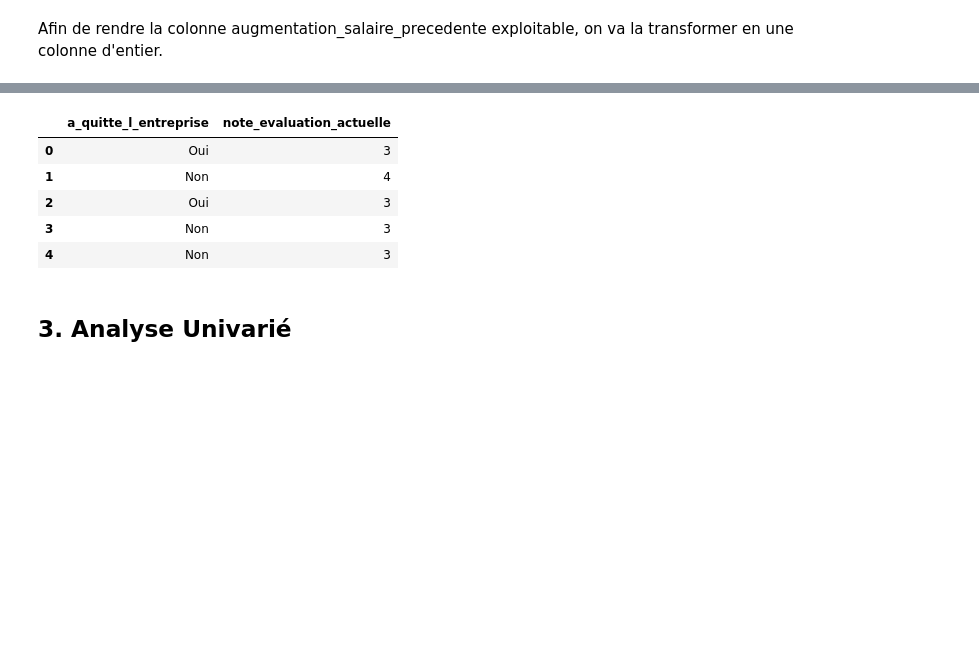
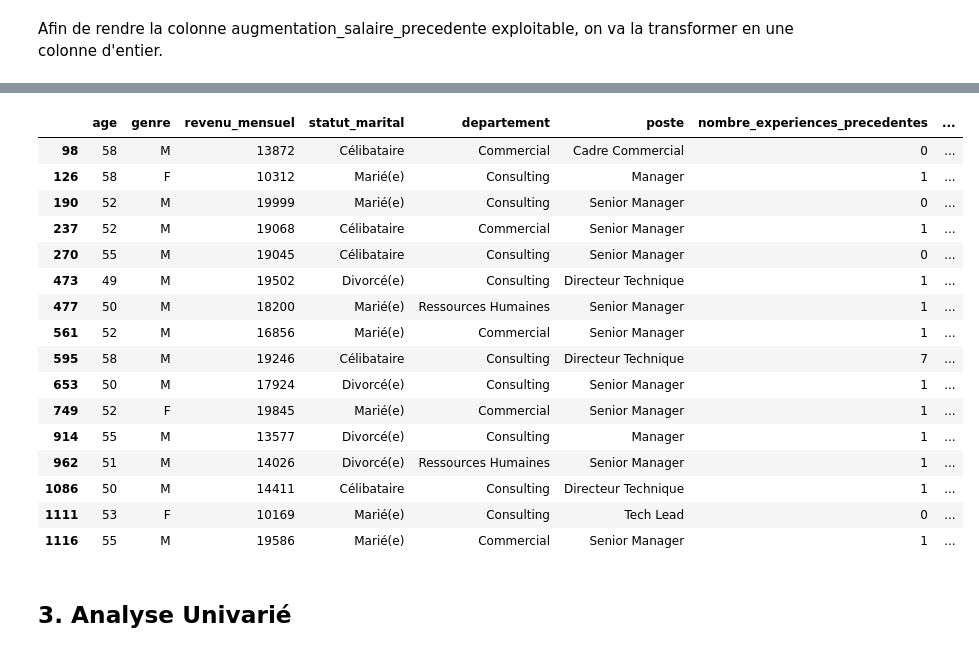
Before and after one commit to alxvnt/Projet4_AI, a Jupyter notebook: notebooks/Analyse_exploratoire.ipynb, the cells around one changed output, grey strips where cells are left out. Saved outputs shown, nothing was run; the diff lists cells and outputs as text; code cells hidden in the pictures; blank space fills up the shorter version.

```diff
--- a/notebooks/Analyse_exploratoire.ipynb
+++ b/notebooks/Analyse_exploratoire.ipynb
@@ -191,15 +191,26 @@ df.describe(include='all')
 | 50% | 36.000000 | NaN | 4919.000000 | NaN | NaN | NaN | 2.000000 | ... |
 | 75% | 43.000000 | NaN | 8379.000000 | NaN | NaN | NaN | 4.000000 | ... |
 | max | 60.000000 | NaN | 19999.000000 | NaN | NaN | NaN | 9.000000 | ... |
-# %%
-df[["a_quitte_l_entreprise", "note_evaluation_actuelle"]].head()
-# %% [output]
-|  | a_quitte_l_entreprise | note_evaluation_actuelle |
-| 0 | Oui | 3 |
-| 1 | Non | 4 |
-| 2 | Oui | 3 |
-| 3 | Non | 3 |
-| 4 | Non | 3 |
+# %%
+display(df[df["annees_dans_l_entreprise"] > 30])
+# %% [output]
+|  | age | genre | revenu_mensuel | statut_marital | departement | poste | nombre_experiences_precedentes | ... |
+| 98 | 58 | M | 13872 | Célibataire | Commercial | Cadre Commercial | 0 | ... |
+| 126 | 58 | F | 10312 | Marié(e) | Consulting | Manager | 1 | ... |
+| 190 | 52 | M | 19999 | Marié(e) | Consulting | Senior Manager | 0 | ... |
+| 237 | 52 | M | 19068 | Célibataire | Commercial | Senior Manager | 1 | ... |
+| 270 | 55 | M | 19045 | Célibataire | Consulting | Senior Manager | 0 | ... |
+| 473 | 49 | M | 19502 | Divorcé(e) | Consulting | Directeur Technique | 1 | ... |
+| 477 | 50 | M | 18200 | Marié(e) | Ressources Humaines | Senior Manager | 1 | ... |
+| 561 | 52 | M | 16856 | Marié(e) | Commercial | Senior Manager | 1 | ... |
+| 595 | 58 | M | 19246 | Célibataire | Consulting | Directeur Technique | 7 | ... |
+| 653 | 50 | M | 17924 | Divorcé(e) | Consulting | Senior Manager | 1 | ... |
+| 749 | 52 | F | 19845 | Marié(e) | Commercial | Senior Manager | 1 | ... |
+| 914 | 55 | M | 13577 | Divorcé(e) | Consulting | Manager | 1 | ... |
+| 962 | 51 | M | 14026 | Divorcé(e) | Ressources Humaines | Senior Manager | 1 | ... |
+| 1086 | 50 | M | 14411 | Célibataire | Consulting | Directeur Technique | 1 | ... |
+| 1111 | 53 | F | 10169 | Marié(e) | Consulting | Tech Lead | 0 | ... |
+| 1116 | 55 | M | 19586 | Marié(e) | Commercial | Senior Manager | 1 | ... |
 # %% [markdown]
 ## 3. Analyse Univarié
 # %%
```
Also changed, not shown: parts of 1 cell of this notebook, 4 other files.
